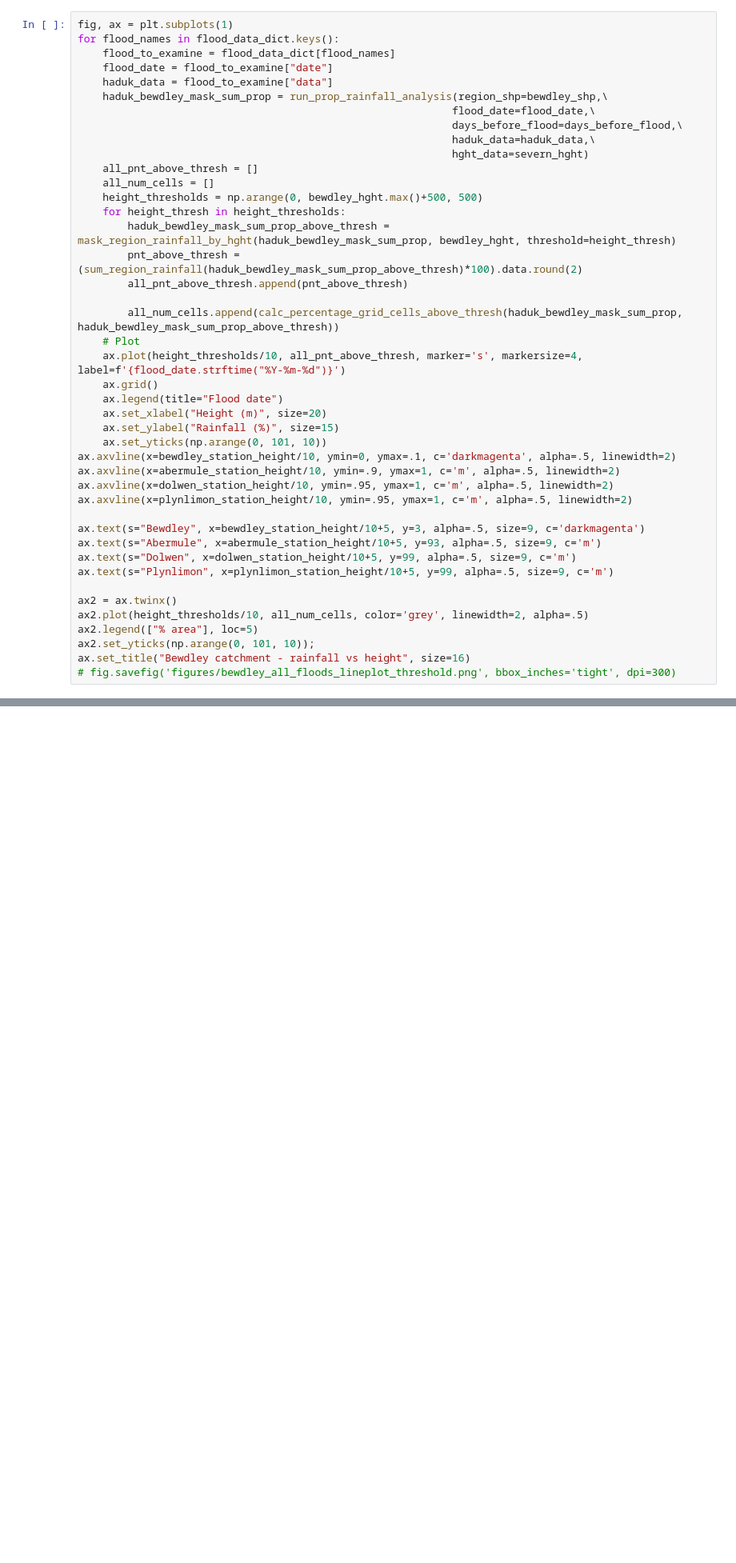
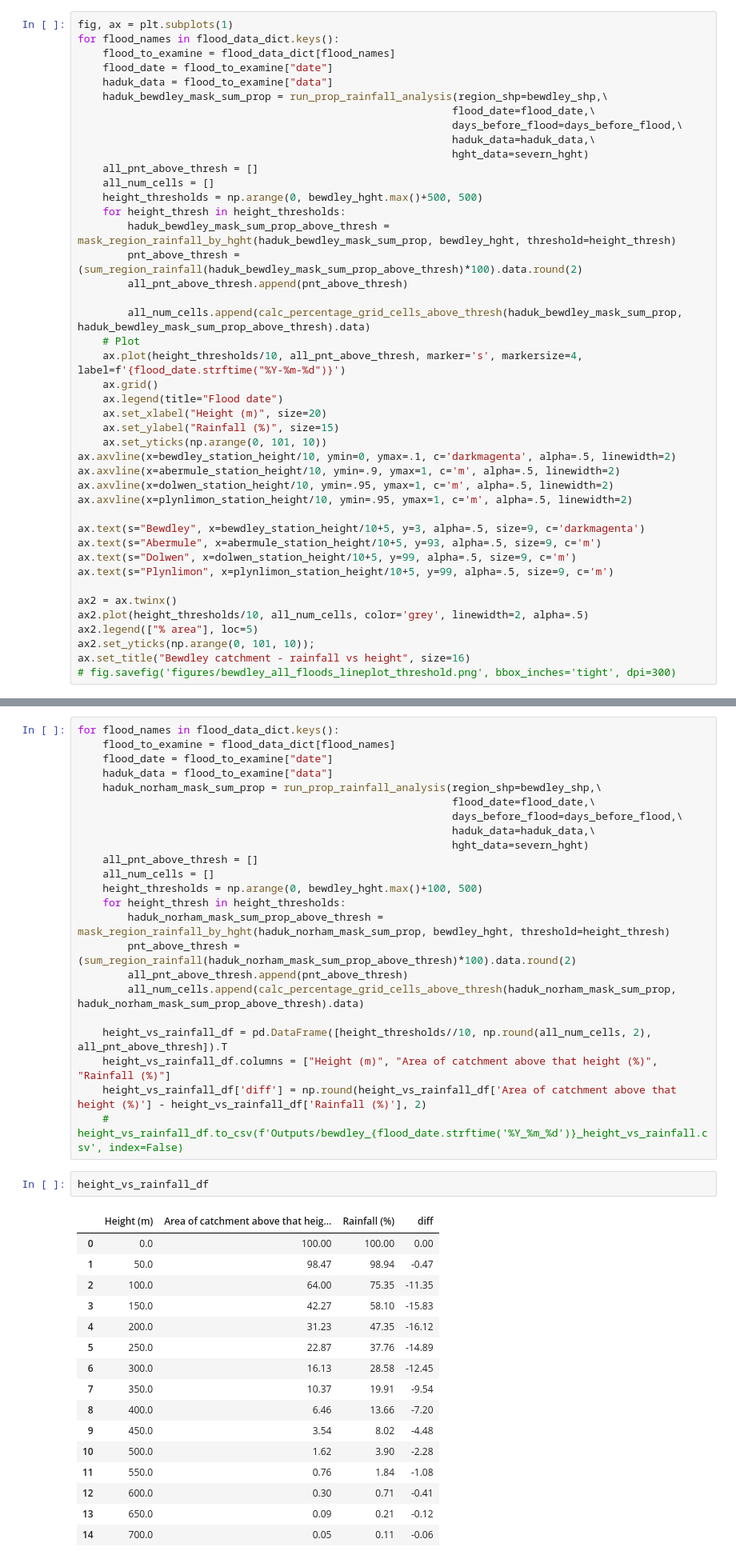
Before and after one commit to Thomasjkeel/FDRI-high-altitude-rainfall-and-floods, a Jupyter notebook: River Severn/High_altitude_rainfall.ipynb, the cells around one changed output, grey strips where cells are left out. Shown: that part at 80% size. Saved outputs shown, nothing was run; the diff lists cells and outputs as text; blank space fills up the shorter version.

```diff
--- a/River Severn/High_altitude_rainfall.ipynb
+++ b/River Severn/High_altitude_rainfall.ipynb
@@ -284,7 +284,7 @@ for flood_names in flood_data_dict.keys():
         pnt_above_thresh = (sum_region_rainfall(haduk_bewdley_mask_sum_prop_above_thresh)*100).data.round(2)
         all_pnt_above_thresh.append(pnt_above_thresh)
 
-        all_num_cells.append(calc_percentage_grid_cells_above_thresh(haduk_bewdley_mask_sum_prop, haduk_bewdley_mask_sum_prop_above_thresh))
+        all_num_cells.append(calc_percentage_grid_cells_above_thresh(haduk_bewdley_mask_sum_prop, haduk_bewdley_mask_sum_prop_above_thresh).data)
     # Plot
     ax.plot(height_thresholds/10, all_pnt_above_thresh, marker='s', markersize=4, label=f'{flood_date.strftime("%Y-%m-%d")}')
     ax.grid()
@@ -312 +313,43 @@ ax.set_title("Bewdley catchment - rainfall vs height", size=16)
 [figure]
+# %%
+for flood_names in flood_data_dict.keys():
+    flood_to_examine = flood_data_dict[flood_names]
+    flood_date = flood_to_examine["date"]
+    haduk_data = flood_to_examine["data"]
+    haduk_norham_mask_sum_prop = run_prop_rainfall_analysis(region_shp=bewdley_shp,\
+                                                            flood_date=flood_date,\
+                                                            days_before_flood=days_before_flood,\
+                                                            haduk_data=haduk_data,\
+                                                            hght_data=severn_hght)
+    all_pnt_above_thresh = []
+    all_num_cells = []
+    height_thresholds = np.arange(0, bewdley_hght.max()+100, 500)
+    for height_thresh in height_thresholds:
+        haduk_norham_mask_sum_prop_above_thresh = mask_region_rainfall_by_hght(haduk_norham_mask_sum_prop, bewdley_hght, threshold=height_thresh)
+        pnt_above_thresh = (sum_region_rainfall(haduk_norham_mask_sum_prop_above_thresh)*100).data.round(2)
+        all_pnt_above_thresh.append(pnt_above_thresh)
+        all_num_cells.append(calc_percentage_grid_cells_above_thresh(haduk_norham_mask_sum_prop, haduk_norham_mask_sum_prop_above_thresh).data)
+
+    height_vs_rainfall_df = pd.DataFrame([height_thresholds//10, np.round(all_num_cells, 2), all_pnt_above_thresh]).T
+    height_vs_rainfall_df.columns = ["Height (m)", "Area of catchment above that height (%)", "Rainfall (%)"]
+    height_vs_rainfall_df['diff'] = np.round(height_vs_rainfall_df['Area of catchment above that height (%)'] - height_vs_rainfall_df['Rainfall (%)'], 2)
+    # height_vs_rainfall_df.to_csv(f'Outputs/bewdley_{flood_date.strftime('%Y_%m_%d')}_height_vs_rainfall.csv', index=False)
+# %%
+height_vs_rainfall_df
+# %% [output]
+|  | Height (m) | Area of catchment above that heig... | Rainfall (%) | diff |
+| 0 | 0.0 | 100.00 | 100.00 | 0.00 |
+| 1 | 50.0 | 98.47 | 98.94 | -0.47 |
+| 2 | 100.0 | 64.00 | 75.35 | -11.35 |
+| 3 | 150.0 | 42.27 | 58.10 | -15.83 |
+| 4 | 200.0 | 31.23 | 47.35 | -16.12 |
+| 5 | 250.0 | 22.87 | 37.76 | -14.89 |
+| 6 | 300.0 | 16.13 | 28.58 | -12.45 |
+| 7 | 350.0 | 10.37 | 19.91 | -9.54 |
+| 8 | 400.0 | 6.46 | 13.66 | -7.20 |
+| 9 | 450.0 | 3.54 | 8.02 | -4.48 |
+| 10 | 500.0 | 1.62 | 3.90 | -2.28 |
+| 11 | 550.0 | 0.76 | 1.84 | -1.08 |
+| 12 | 600.0 | 0.30 | 0.71 | -0.41 |
+| 13 | 650.0 | 0.09 | 0.21 | -0.12 |
+| 14 | 700.0 | 0.05 | 0.11 | -0.06 |
```
Also changed, not shown: parts of 4 cells of this notebook, 12 other files.
